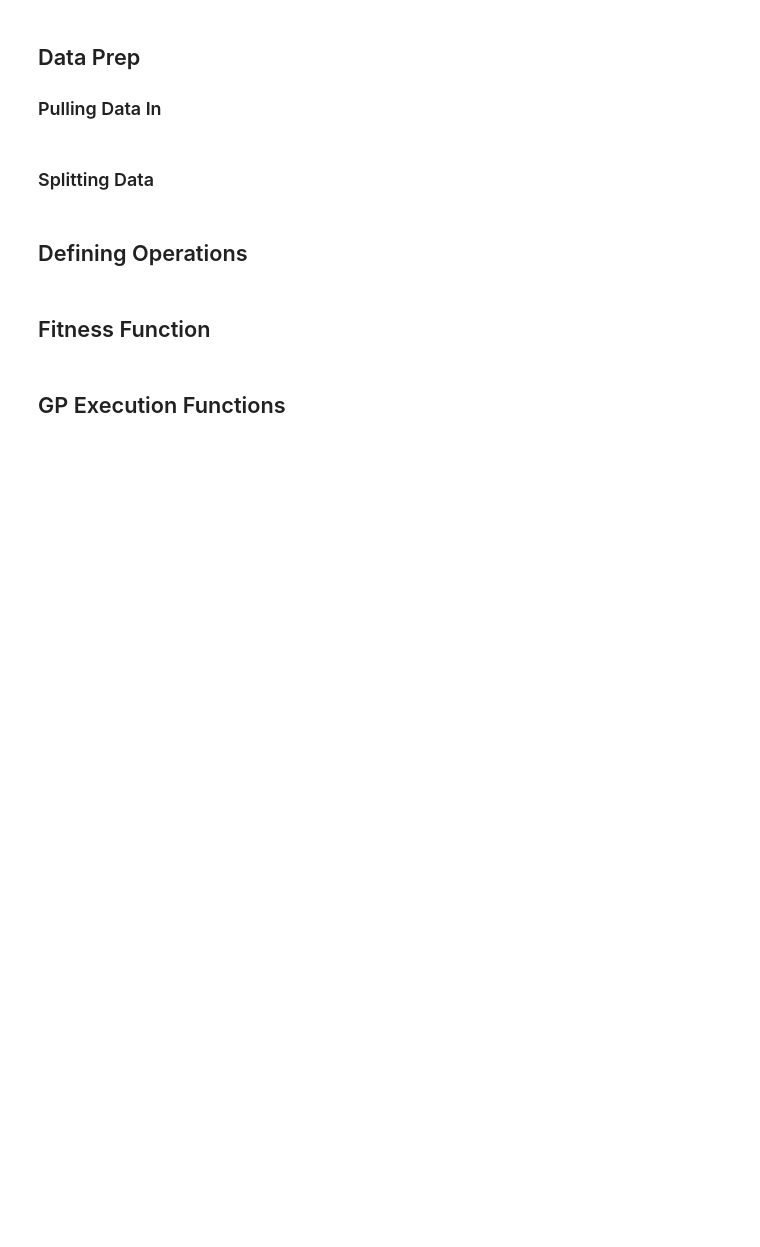
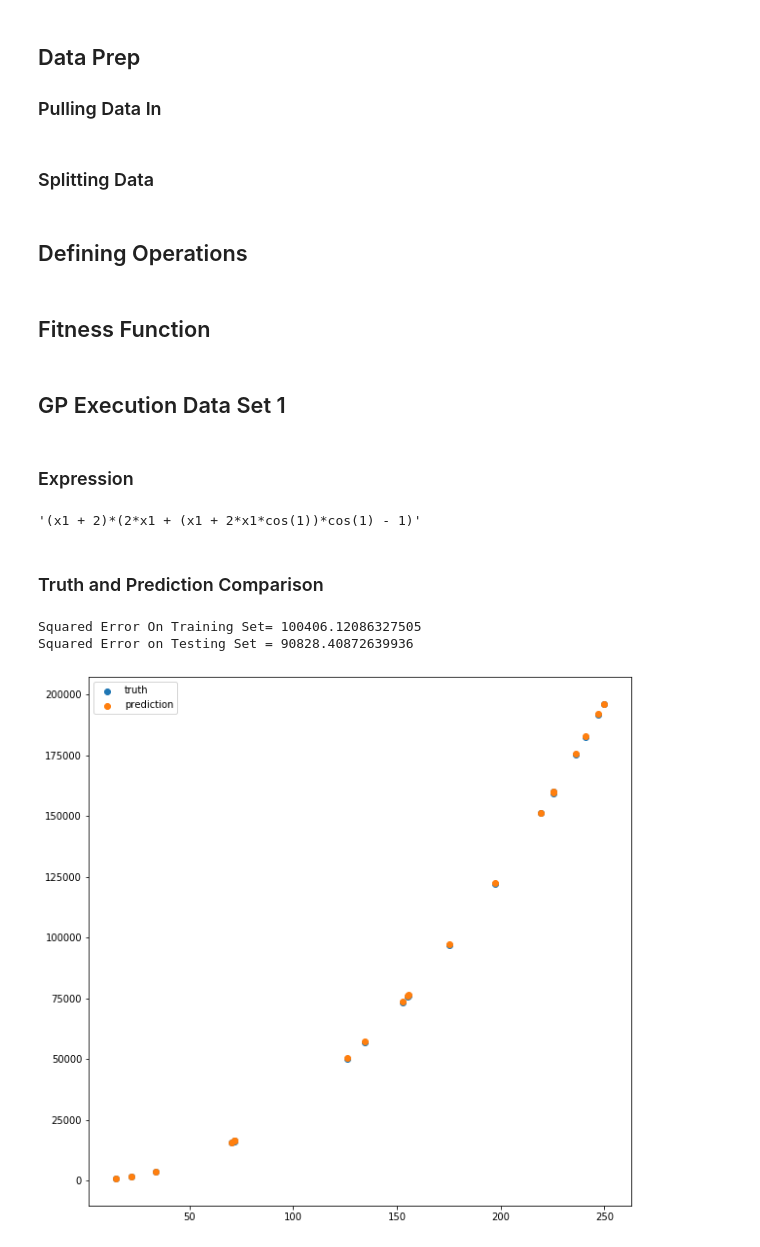
Before and after one commit to upadhyan/Symbolic-Regression, a Jupyter notebook: GP_Execution.ipynb, the cells around one changed output. Saved outputs shown, nothing was run; the diff lists cells and outputs as text; code cells hidden in the pictures; blank space fills up the shorter version.

Commit message:
data set 1 analysis finished

```diff
--- a/GP_Execution.ipynb
+++ b/GP_Execution.ipynb
@@ -62,5 +65,5 @@ def evalSymbReg(individual, points):
     sqerrors = ((func(*x.tolist()) - y)**2 for x,y in zip(x_set, y_set))
     return math.fsum(sqerrors) / len(points),
 # %% [markdown]
-## GP Execution Functions
+## GP Execution Data Set 1
 # %%
@@ -105,0 +115,46 @@ def run_GP(data, population, num_gen, mut, xover):
+# %% [markdown]
+### Expression
+# %%
+best_val = min(best_fitness)
+i = best_fitness.index(best_val)
+best_solution = best_solutions[i]
+operatorDict = {
+    'sub': lambda x, y : x - y,
+    'protectedDiv': lambda x, y : x/y,
+    'mul': lambda x, y : x*y,
+    'add': lambda x, y : x + y,
+    'neg': lambda x    : -x,
+    'pow': lambda x, y : x**y,
+}
+expr = sympify(str(best_solution) , locals=operatorDict)
+expr = str(expr).replace("neg", "-").replace("_list","_list[i]").replace('ARG0', 'x1').replace('**', '^').replace('ARG1', 'x2').replace('ARG2', 'x3')
+expr
+# %% [output]
+'(x1 + 2)*(2*x1 + (x1 + 2*x1*cos(1))*cos(1) - 1)'
+# %% [markdown]
+### Truth and Prediction Comparison
+# %%
+print("Squared Error On Training Set= " + str(best_solution.fitness.values[0]))
+sq_error_test = evalSymbReg(best_solution, test1)
+print("Squared Error on Testing Set = " + str(sq_error_test[0]))
+
+func = toolbox.compile(expr=best_solution)
+y_set = test1['y'].to_numpy()
+x_set = test1[test1.columns.difference(['y'])].to_numpy()
+features = []
+prediction = []
+truth = []
+# Evaluate the mean squared error between the expression
+# and the real function : x**4 + x**3 + x**2 + x
+for x,y in zip(x_set, y_set):
+    features.append(x[0])
+    prediction.append(func(*x.tolist()))
+    truth.append(y)
+plt.scatter(features, truth, label='truth')
+plt.scatter(features, prediction, label='prediction')
+plt.legend()
+plt.show()
+# %% [output]
+Squared Error On Training Set= 100406.12086327505
+Squared Error on Testing Set = 90828.40872639936
+[figure, added]
```
Also changed, not shown: parts of 14 cells of this notebook.
